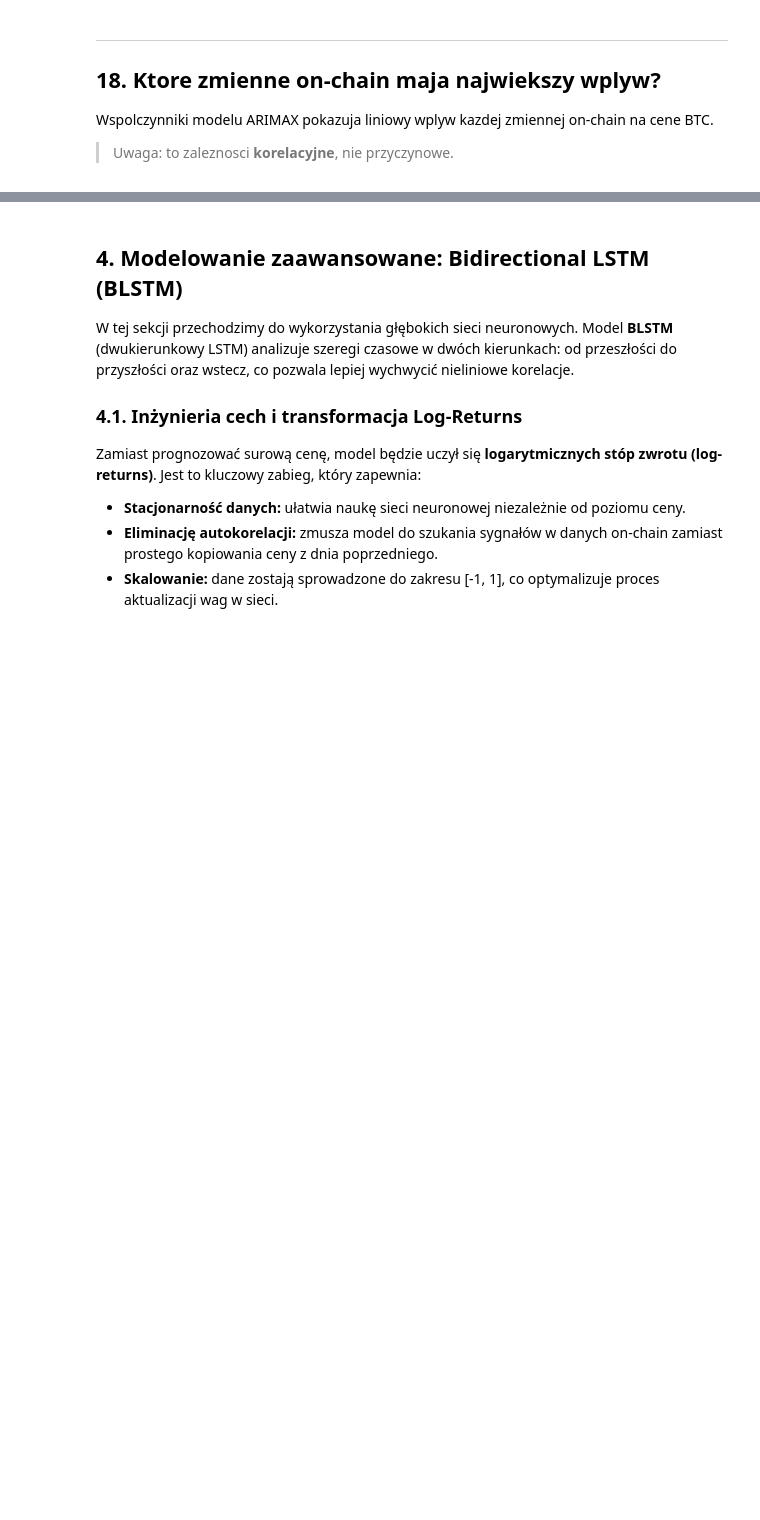
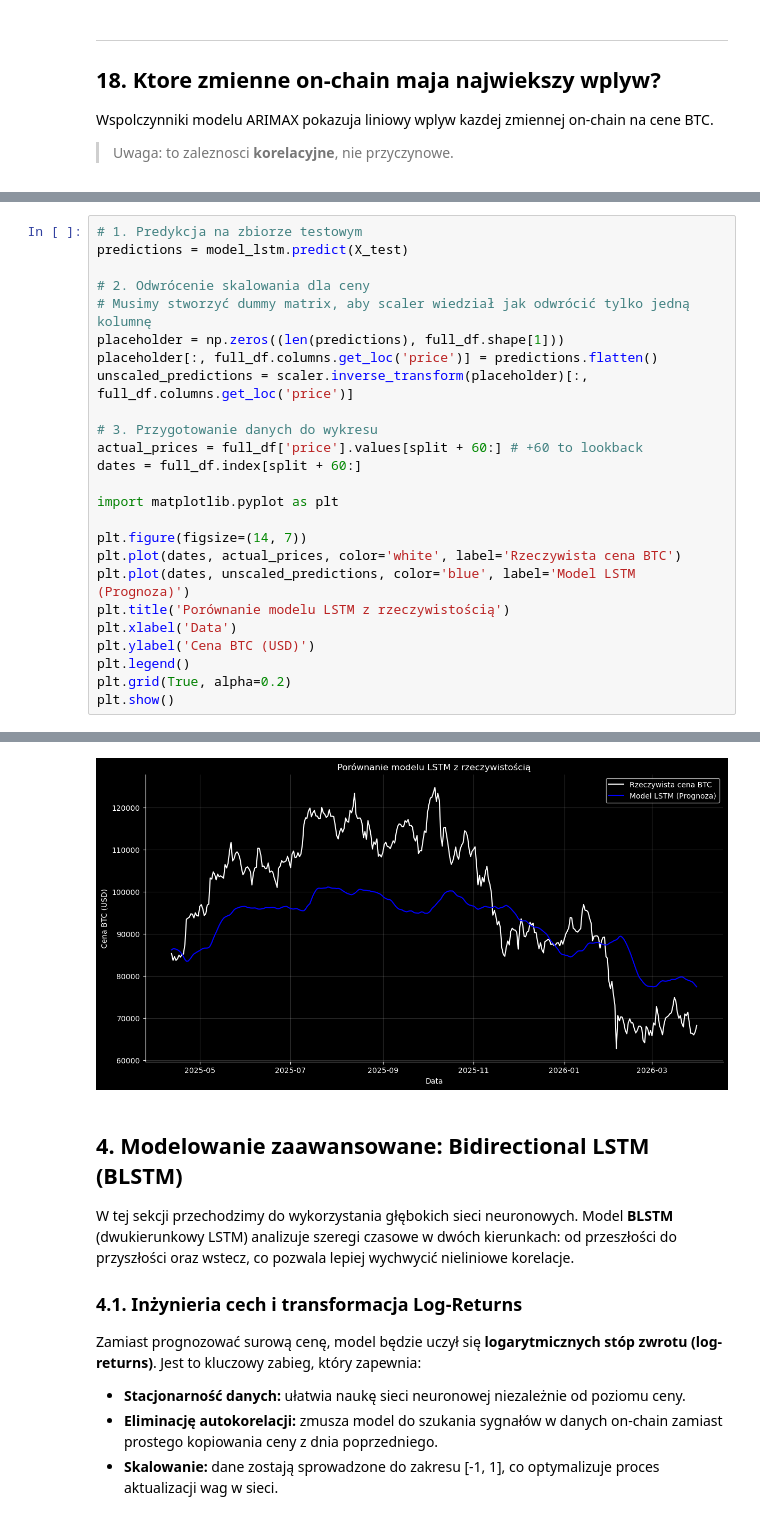
Before and after one commit to AdamDetmer/bitcoin-onchain-analysis, a Jupyter notebook: notebooks/arima_bitcoin.ipynb, the cells around one changed output, grey strips where cells are left out. Cells and saved outputs as stored; diff of their text form; blank space fills up the shorter version.

```diff
--- a/notebooks/arima_bitcoin.ipynb
+++ b/notebooks/arima_bitcoin.ipynb
@@ -1174,0 +1361,26 @@ Dane on-chain uzyte w ARIMAX:
+# %%
+# 1. Predykcja na zbiorze testowym
+predictions = model_lstm.predict(X_test)
+
+# 2. Odwrócenie skalowania dla ceny
+# Musimy stworzyć dummy matrix, aby scaler wiedział jak odwrócić tylko jedną kolumnę
+placeholder = np.zeros((len(predictions), full_df.shape[1]))
+placeholder[:, full_df.columns.get_loc('price')] = predictions.flatten()
+unscaled_predictions = scaler.inverse_transform(placeholder)[:, full_df.columns.get_loc('price')]
+
+# 3. Przygotowanie danych do wykresu
+actual_prices = full_df['price'].values[split + 60:] # +60 to lookback
+dates = full_df.index[split + 60:]
+
+import matplotlib.pyplot as plt
+
+plt.figure(figsize=(14, 7))
+plt.plot(dates, actual_prices, color='white', label='Rzeczywista cena BTC')
+plt.plot(dates, unscaled_predictions, color='blue', label='Model LSTM (Prognoza)')
+plt.title('Porównanie modelu LSTM z rzeczywistością')
+plt.xlabel('Data')
+plt.ylabel('Cena BTC (USD)')
+plt.legend()
+plt.grid(True, alpha=0.2)
+plt.show()
+# %% [output]
@@ -1175,3 +1388,4 @@ Dane on-chain uzyte w ARIMAX:
+[figure, added]
 # %% [markdown]
 ## 4. Modelowanie zaawansowane: Bidirectional LSTM (BLSTM)
 
```
Also changed, not shown: parts of 42 cells of this notebook.
